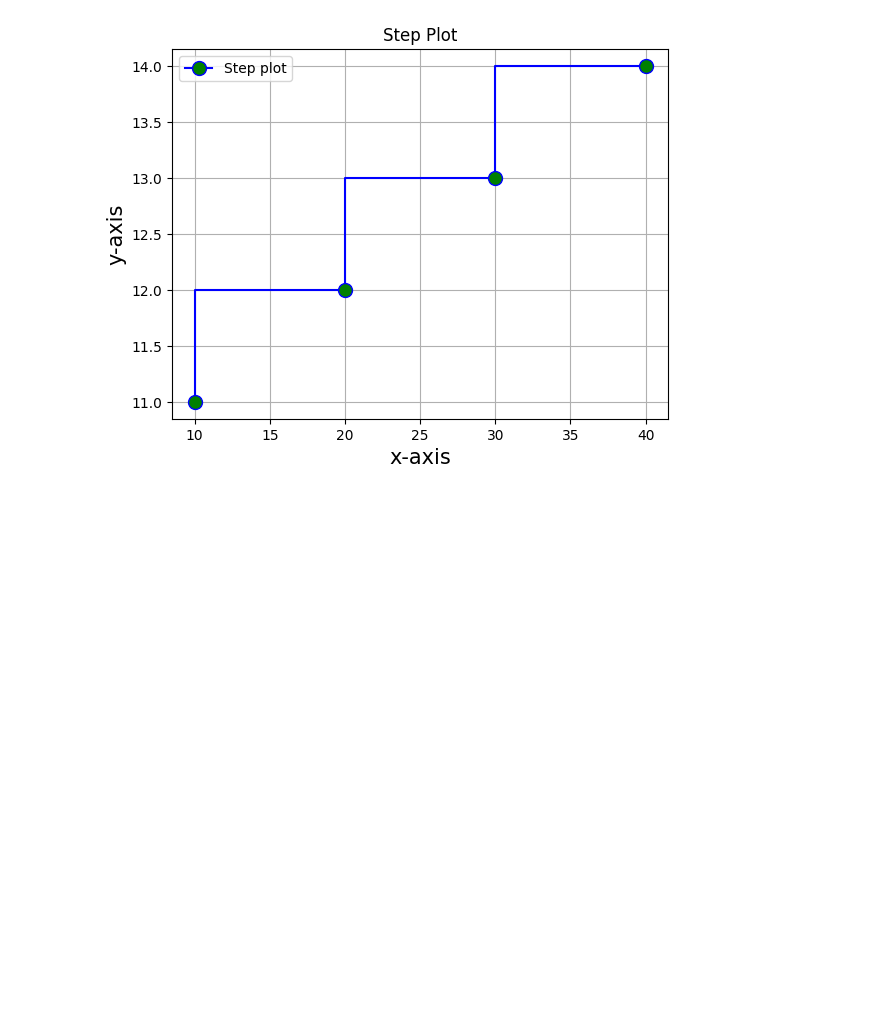
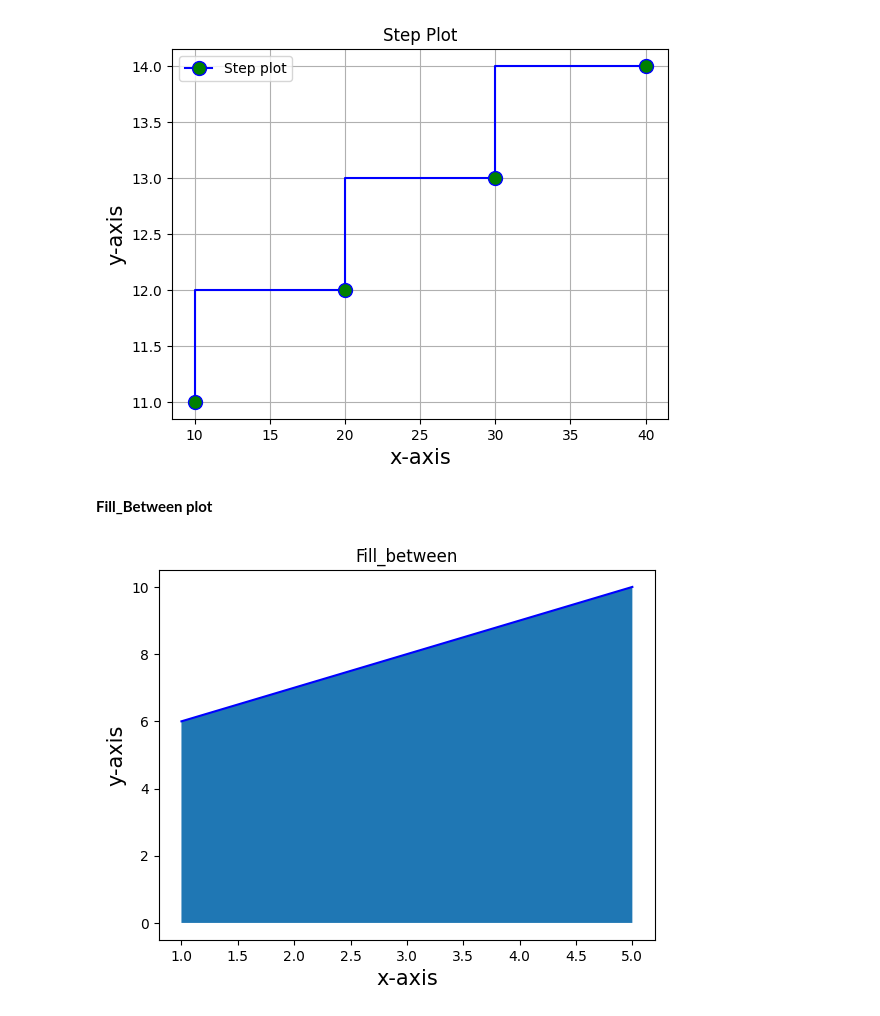
Before and after one commit to NishmthaM/matplotlib_python, a Jupyter notebook: Matplotlib.ipynb, the cells around one changed output. Cells and saved outputs as stored; diff of their text form; code cells hidden in the pictures; blank space fills up the shorter version.

```diff
--- a/Matplotlib.ipynb
+++ b/Matplotlib.ipynb
@@ -687,3 +687,21 @@ plt.grid()
 plt.show()
 # %% [output]
 [figure]
+# %% [markdown]
+**Fill_Between plot**
+# %%
+import matplotlib.pyplot as plt
+
+x=[1,2,3,4,5]
+y=[6,7,8,9,10]
+
+plt.plot(x,y,color="b")
+
+plt.fill_between(x,y)
+
+plt.title("Fill_between")
+plt.xlabel("x-axis",fontsize=15)
+plt.ylabel("y-axis",fontsize=15)
+plt.show()
+# %% [output]
+[figure, added]
```
Also changed, not shown: parts of 2 cells of this notebook.
